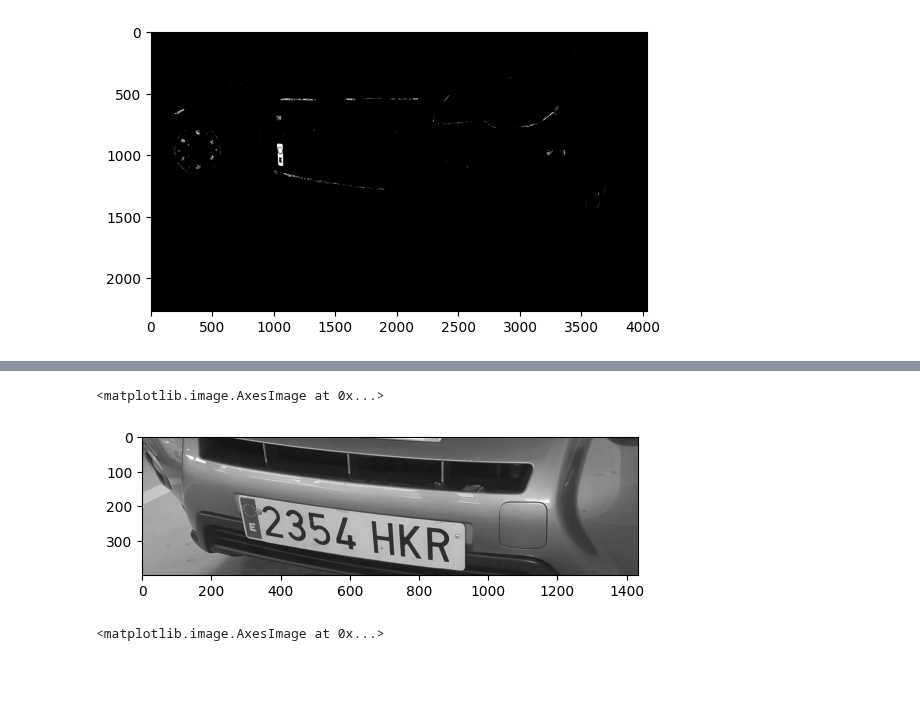
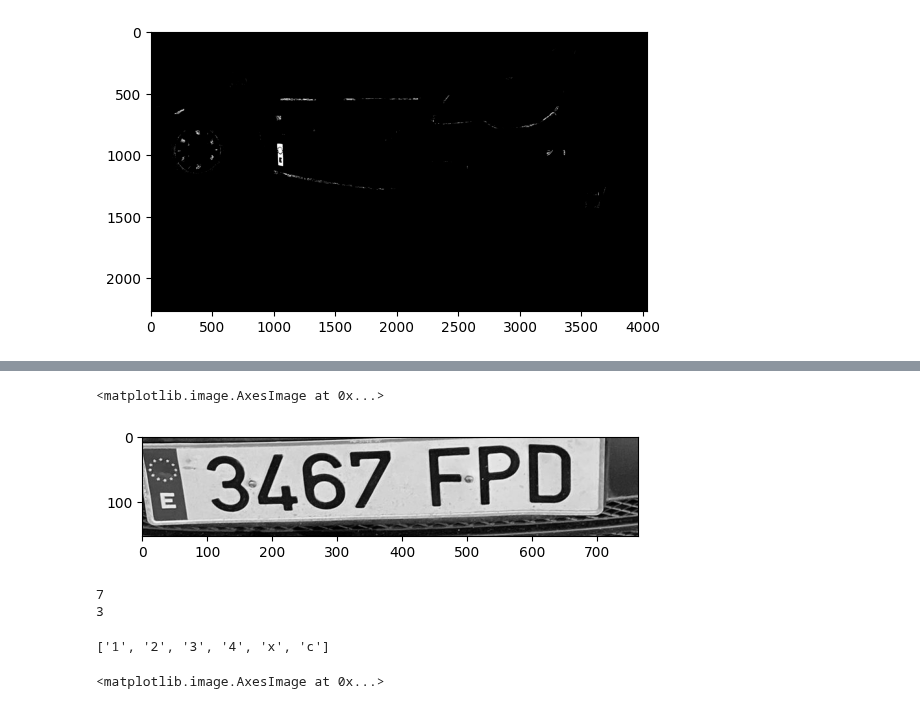
Before and after one commit to danielpaulisch/psiv2_matricules, a Jupyter notebook: dilate_contorns_blau.ipynb, the cells around one changed output, grey strips where cells are left out. Cells and saved outputs as stored; diff of their text form; code cells hidden in the pictures; blank space fills up the shorter version.

```diff
--- a/dilate_contorns_blau.ipynb
+++ b/dilate_contorns_blau.ipynb
@@ -223,5 +223,5 @@ plt.imshow(ll_recortadas[32],cmap="gray")
 # %%
-plt.imshow(ll_recortadas[39],cmap="gray")
+plt.imshow(ll_recortadas[20],cmap="gray")
 # %% [output]
 <matplotlib.image.AxesImage at 0x...>
-[figure, old version]
+[figure, new version]
@@ -227,0 +235,14 @@ plt.imshow(ll_recortadas[39],cmap="gray")
+# %%
+ll=["1","2","3","4","x","c","d","2","s"]
+for (x,letra) in enumerate(ll[:-1]):
+    if letra in ("1234567890")and x<len(ll):
+        if ll[x+1] in ("wrtypsdfghjklzxcvbnm"):
+            print(Mig)
+            Mig=x
+# %% [output]
+7
+3
+# %%
+ll[3-3:3+3]
+# %% [output]
+['1', '2', '3', '4', 'x', 'c']
```
Also changed, not shown: parts of 11 cells of this notebook.
